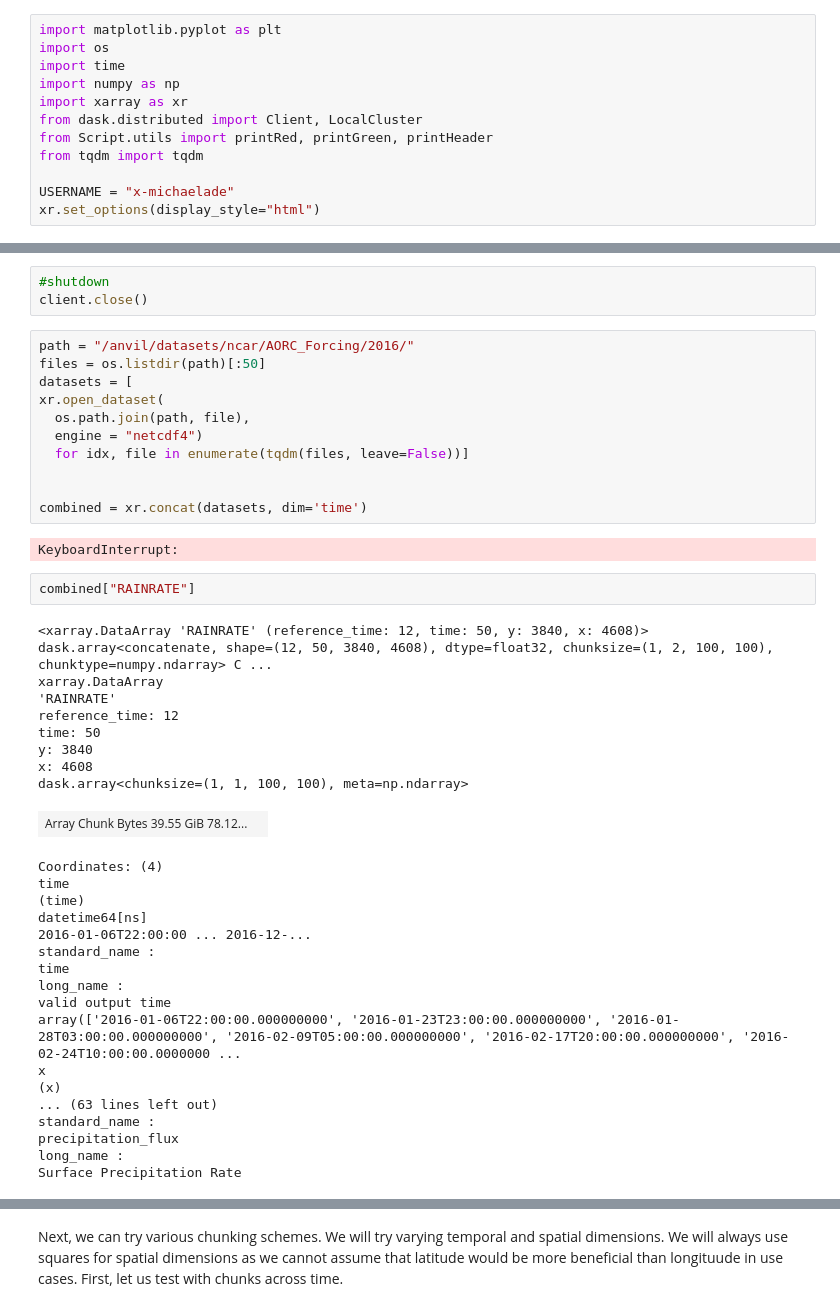
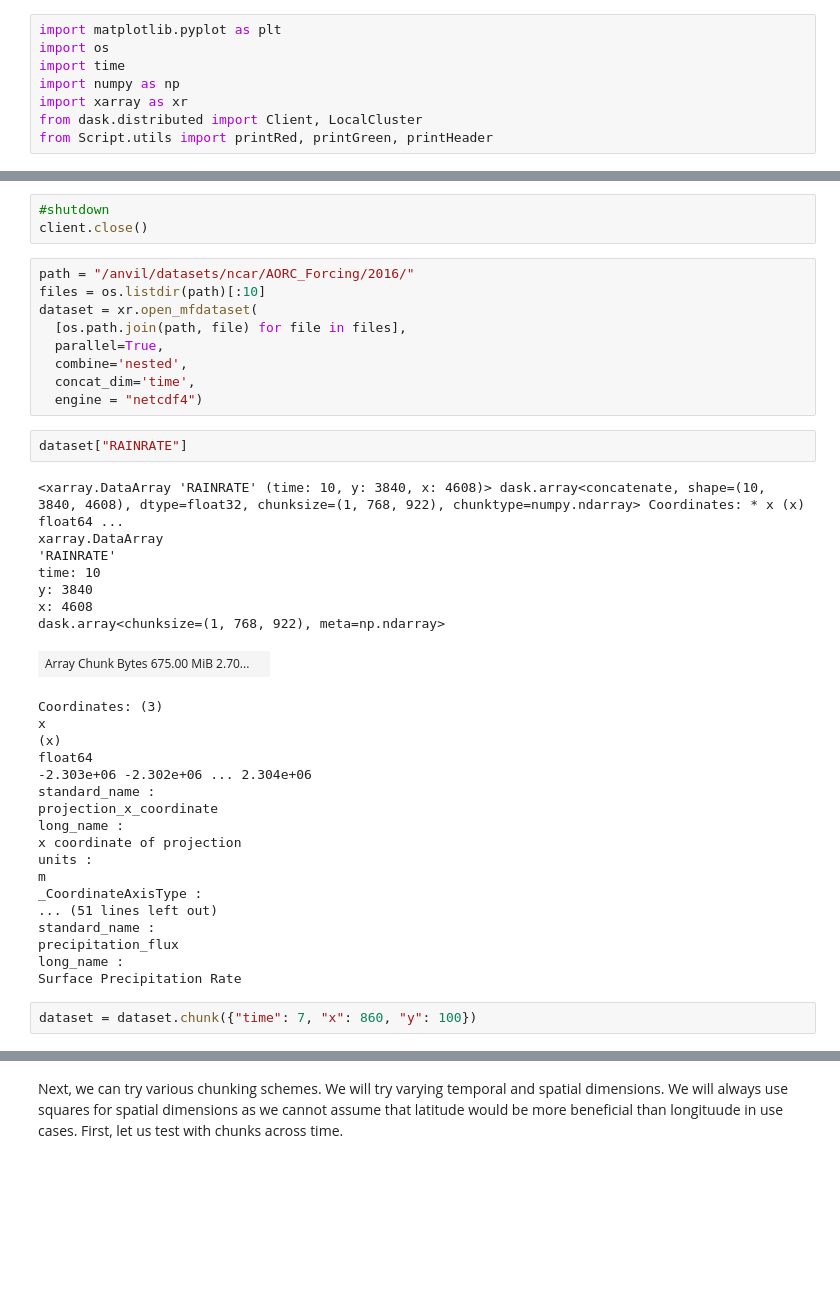
Before and after one commit to I-GUIDE/dataminecloudoptimized, a Jupyter notebook: Benchmark.ipynb, the cells around one changed output, grey strips where cells are left out. Cells and saved outputs as stored; diff of their text form; blank space fills up the shorter version.

```diff
--- a/Benchmark.ipynb
+++ b/Benchmark.ipynb
@@ -9,7 +9,3 @@ import numpy as np
 import xarray as xr
 from dask.distributed import Client, LocalCluster
 from Script.utils import printRed, printGreen, printHeader
-from tqdm import tqdm
-
-USERNAME = "x-michaelade"
-xr.set_options(display_style="html")
@@ -26,43 +20,40 @@ client
 client.close()
 # %%
 path = "/anvil/datasets/ncar/AORC_Forcing/2016/"
-files = os.listdir(path)[:50]
-datasets = [
-xr.open_dataset(
-  os.path.join(path, file),
+files = os.listdir(path)[:10]
+dataset = xr.open_mfdataset(
+  [os.path.join(path, file) for file in files],
+  parallel=True,
+  combine='nested',
+  concat_dim='time',
   engine = "netcdf4")
-  for idx, file in enumerate(tqdm(files, leave=False))]
-
-
-combined = xr.concat(datasets, dim='time')
-# %% [output]
-KeyboardInterrupt:
 # %%
-combined["RAINRATE"]
+dataset["RAINRATE"]
 # %% [output]
-<xarray.DataArray 'RAINRATE' (reference_time: 12, time: 50, y: 3840, x: 4608)> dask.array<concatenate, shape=(12, 50, 3840, 4608), dtype=float32, chunksize=(1, 2, 100, 100), chunktype=numpy.ndarray> C ...
+<xarray.DataArray 'RAINRATE' (time: 10, y: 3840, x: 4608)> dask.array<concatenate, shape=(10, 3840, 4608), dtype=float32, chunksize=(1, 768, 922), chunktype=numpy.ndarray> Coordinates: * x (x) float64 ...
 xarray.DataArray
 'RAINRATE'
-reference_time: 12
-time: 50
+time: 10
 y: 3840
 x: 4608
-dask.array<chunksize=(1, 1, 100, 100), meta=np.ndarray>
+dask.array<chunksize=(1, 768, 922), meta=np.ndarray>
-| Array Chunk Bytes 39.55 GiB 78.12... |  |
+| Array Chunk Bytes 675.00 MiB 2.70... |  |
-Coordinates: (4)
-time
-(time)
-datetime64[ns]
-2016-01-06T22:00:00 ... 2016-12-...
-standard_name :
-time
-long_name :
-valid output time
-array(['2016-01-06T22:00:00.000000000', '2016-01-23T23:00:00.000000000', '2016-01-28T03:00:00.000000000', '2016-02-09T05:00:00.000000000', '2016-02-17T20:00:00.000000000', '2016-02-24T10:00:00.0000000 ...
+Coordinates: (3)
 x
 (x)
-... (63 lines left out)
+float64
+-2.303e+06 -2.302e+06 ... 2.304e+06
+standard_name :
+projection_x_coordinate
+long_name :
+x coordinate of projection
+units :
+m
+_CoordinateAxisType :
+... (51 lines left out)
 standard_name :
 precipitation_flux
 long_name :
 Surface Precipitation Rate
+# %%
+dataset = dataset.chunk({"time": 7, "x": 860, "y": 100})
```
Also changed, not shown: parts of 13 cells of this notebook, 27 other files.
